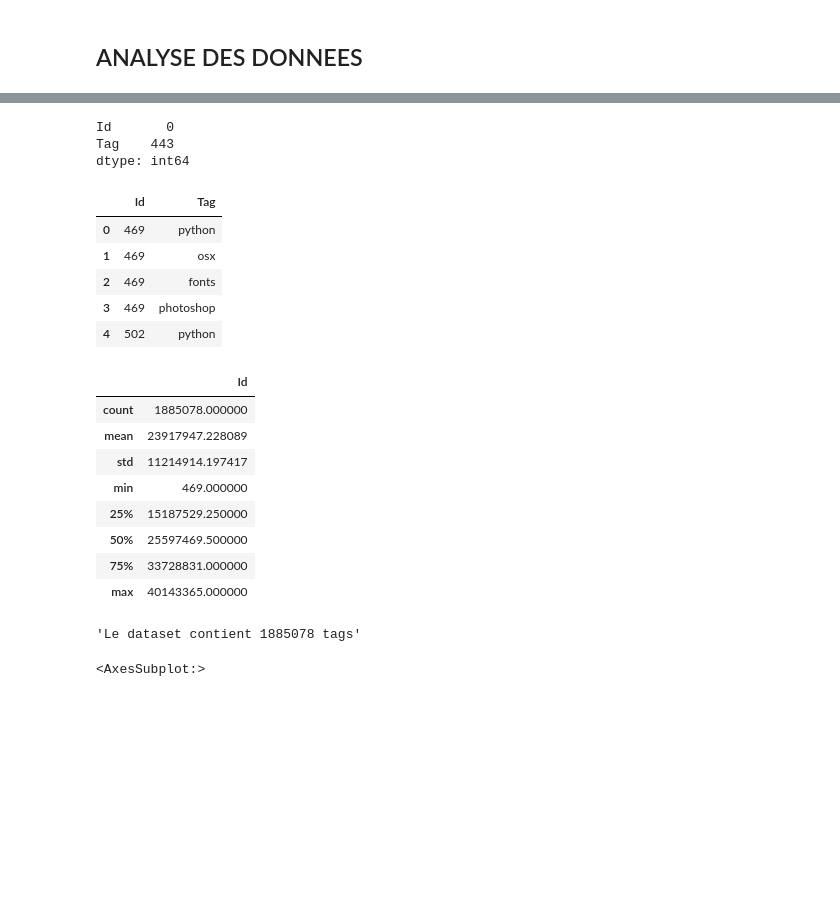
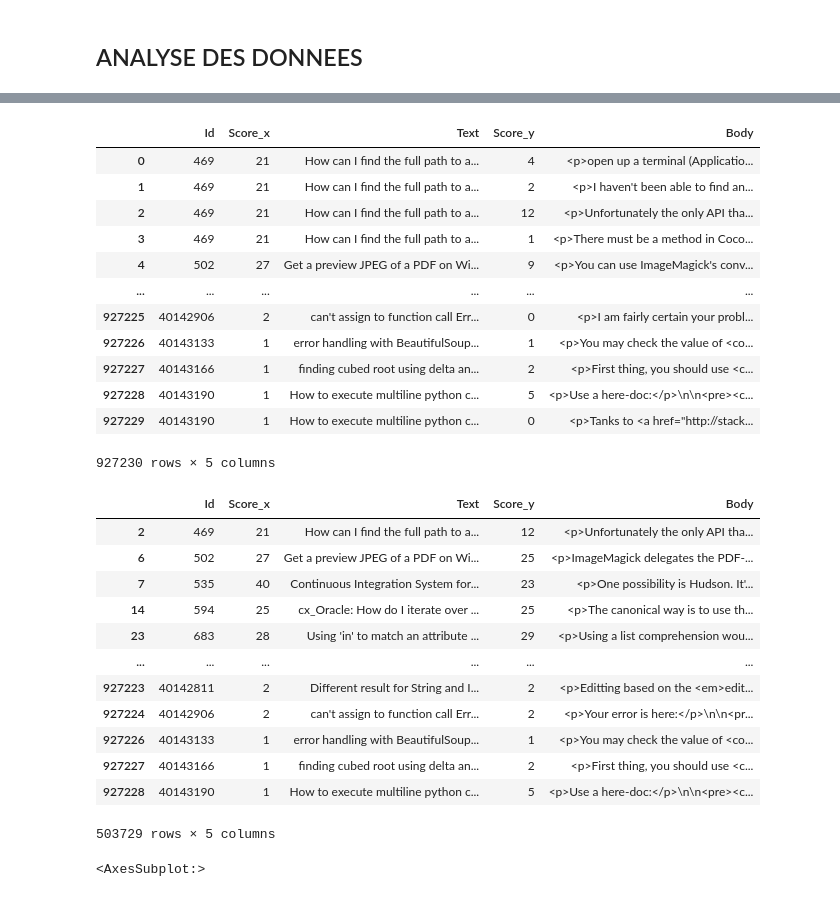
Before and after one commit to onangeko/redstringNLP, a Jupyter notebook: redstring.ipynb, the cells around one changed output, grey strips where cells are left out. Cells and saved outputs as stored; diff of their text form; code cells hidden in the pictures; blank space fills up the shorter version.

```diff
--- a/redstring.ipynb
+++ b/redstring.ipynb
@@ -121 +64,6 @@ memory usage: 27.8+ MB
+# %%
+# Remove all questions that have a negative score
+questions_df = questions_df[questions_df['Score'] >= 0]
+questions_df['Text'] = questions_df['Title']+questions_df['Body']
+questions_df = questions_df.drop(['Title','Body','CreationDate','OwnerUserId'],axis=1)
 # %%
@@ -169,34 +85,39 @@ memory usage: 28.8+ MB
-# %%
-tags_df.isna().sum()
-# %% [output]
-Id       0
-Tag    443
-dtype: int64
-# %%
-tags_df.head()
-# %% [output]
-|  | Id | Tag |
-| 0 | 469 | python |
-| 1 | 469 | osx |
-| 2 | 469 | fonts |
-| 3 | 469 | photoshop |
-| 4 | 502 | python |
-# %%
-tags_df.describe()
-# %% [output]
-|  | Id |
-| count | 1885078.000000 |
-| mean | 23917947.228089 |
-| std | 11214914.197417 |
-| min | 469.000000 |
-| 25% | 15187529.250000 |
-| 50% | 25597469.500000 |
-| 75% | 33728831.000000 |
-| max | 40143365.000000 |
-# %%
-f"Le dataset contient {tags_df.shape[0]} tags"
-# %% [output]
-'Le dataset contient 1885078 tags'
+# %%
+answers_df = answers_df.drop(['Id','OwnerUserId','CreationDate'],axis=1)
+answers_df.rename(columns={'ParentId':'Id'},inplace=True)
+out = questions_df.merge(answers_df,on='Id')
+# %%
+out
+# %% [output]
+|  | Id | Score_x | Text | Score_y | Body |
+| 0 | 469 | 21 | How can I find the full path to a... | 4 | <p>open up a terminal (Applicatio... |
+| 1 | 469 | 21 | How can I find the full path to a... | 2 | <p>I haven't been able to find an... |
+| 2 | 469 | 21 | How can I find the full path to a... | 12 | <p>Unfortunately the only API tha... |
+| 3 | 469 | 21 | How can I find the full path to a... | 1 | <p>There must be a method in Coco... |
+| 4 | 502 | 27 | Get a preview JPEG of a PDF on Wi... | 9 | <p>You can use ImageMagick's conv... |
+| ... | ... | ... | ... | ... | ... |
+| 927225 | 40142906 | 2 | can't assign to function call Err... | 0 | <p>I am fairly certain your probl... |
+| 927226 | 40143133 | 1 | error handling with BeautifulSoup... | 1 | <p>You may check the value of <co... |
+| 927227 | 40143166 | 1 | finding cubed root using delta an... | 2 | <p>First thing, you should use <c... |
+| 927228 | 40143190 | 1 | How to execute multiline python c... | 5 | <p>Use a here-doc:</p>\n\n<pre><c... |
+| 927229 | 40143190 | 1 | How to execute multiline python c... | 0 | <p>Tanks to <a href="http://stack... |
+927230 rows × 5 columns
+# %%
+out.loc[out.groupby('Id')['Score_y'].idxmax()]
+# %% [output]
+|  | Id | Score_x | Text | Score_y | Body |
+| 2 | 469 | 21 | How can I find the full path to a... | 12 | <p>Unfortunately the only API tha... |
+| 6 | 502 | 27 | Get a preview JPEG of a PDF on Wi... | 25 | <p>ImageMagick delegates the PDF-... |
+| 7 | 535 | 40 | Continuous Integration System for... | 23 | <p>One possibility is Hudson. It'... |
+| 14 | 594 | 25 | cx_Oracle: How do I iterate over ... | 25 | <p>The canonical way is to use th... |
+| 23 | 683 | 28 | Using 'in' to match an attribute ... | 29 | <p>Using a list comprehension wou... |
+| ... | ... | ... | ... | ... | ... |
+| 927223 | 40142811 | 2 | Different result for String and I... | 2 | <p>Editting based on the <em>edit... |
+| 927224 | 40142906 | 2 | can't assign to function call Err... | 2 | <p>Your error is here:</p>\n\n<pr... |
+| 927226 | 40143133 | 1 | error handling with BeautifulSoup... | 1 | <p>You may check the value of <co... |
+| 927227 | 40143166 | 1 | finding cubed root using delta an... | 2 | <p>First thing, you should use <c... |
+| 927228 | 40143190 | 1 | How to execute multiline python c... | 5 | <p>Use a here-doc:</p>\n\n<pre><c... |
+503729 rows × 5 columns
 # %%
 #most frequent tags
 fig, ax = plt.subplots()
```
Also changed, not shown: parts of 28 cells of this notebook, 2 other files.
